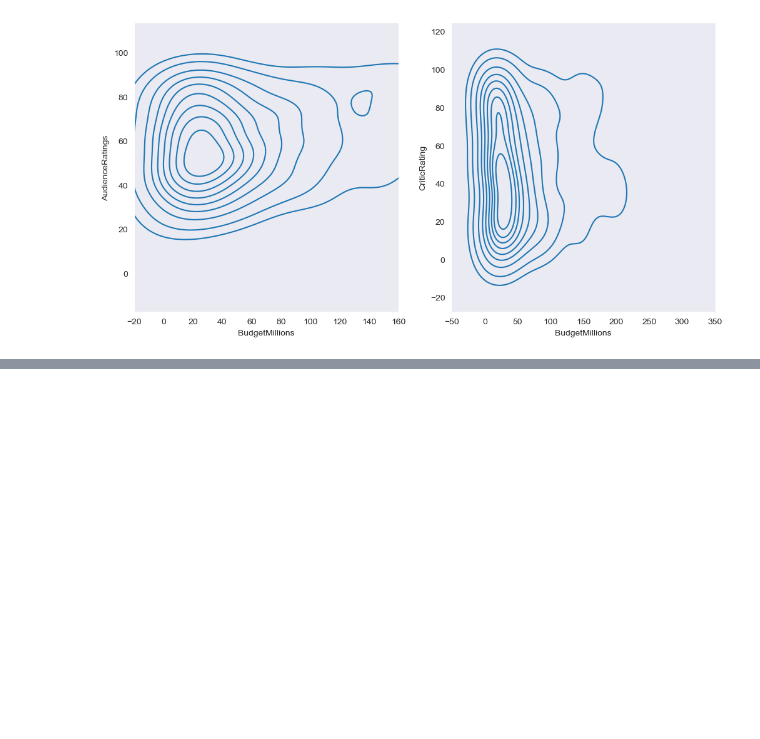
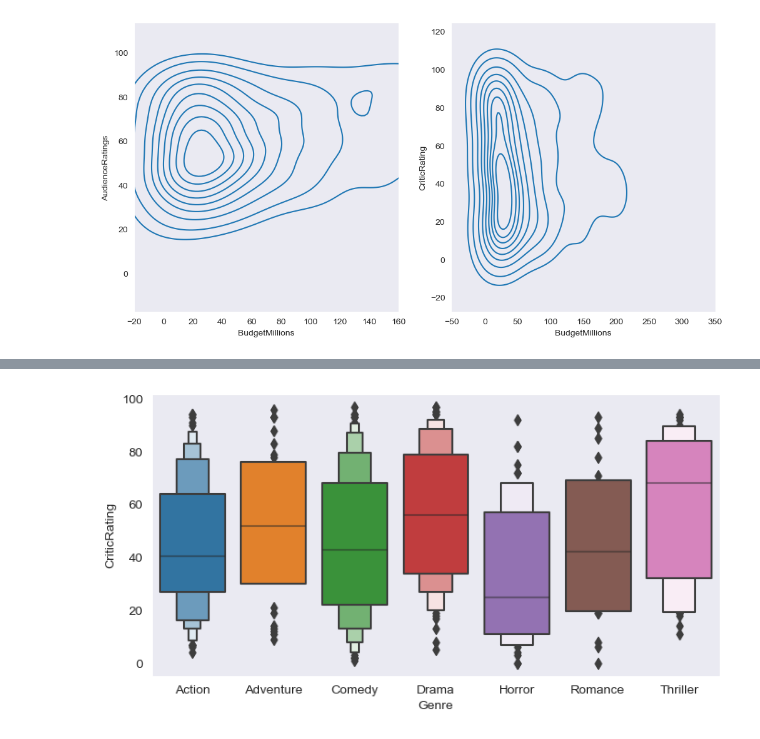
Before and after one commit to vishvadeepaktripathi/Udemy_python_cource, a Jupyter notebook: Udemy_For_loop.ipynb, the cells around one changed output, grey strips where cells are left out. Drawn from its saved outputs; the diff is of its cells as text; code cells hidden in the pictures; blank space fills up the shorter version.

```diff
--- a/Udemy_For_loop.ipynb
+++ b/Udemy_For_loop.ipynb
@@ -1277,0 +1284,4 @@ k1.set(xlim=(-20,160))
+# %%
+z = sns.boxenplot(data=movies, x = 'Genre', y='CriticRating')
+# %% [output]
+[figure, added]
```
Also changed, not shown: parts of 4 cells of this notebook.
